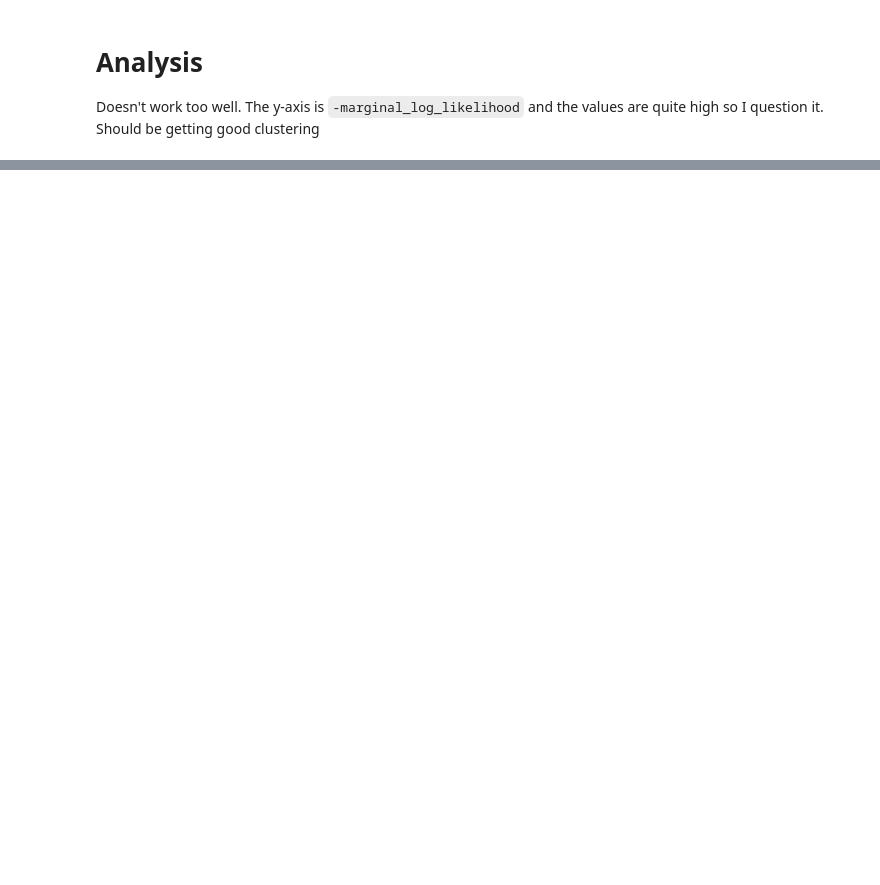
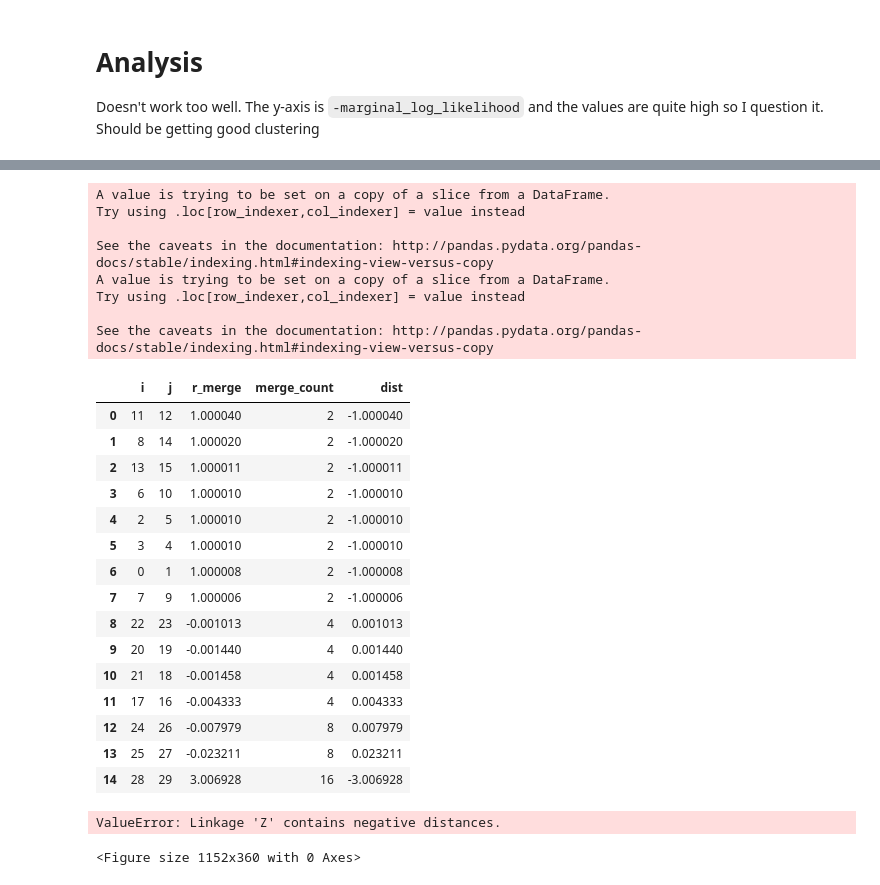
Before and after one commit to shahcompbio/scgenome-deprecated, a Jupyter notebook: notebooks/bayesian_toy.ipynb, the cells around one changed output, grey strips where cells are left out. Cells and saved outputs as stored; diff of their text form; code cells hidden in the pictures; blank space fills up the shorter version.

```diff
--- a/notebooks/bayesian_toy.ipynb
+++ b/notebooks/bayesian_toy.ipynb
@@ -82,0 +160,68 @@ sample_inds : [0, 4, 7, 9, 6, 8, 10, 11, 1, 3, 2, 5], left_child : <scgenome.TNo
+# %%
+import scgenome.simulation as sim
+import numpy as np
+import pandas as pd
+from IPython.display import display
+from scgenome import cncluster
+from scgenome.utils import cn_mat_to_cn_data, cn_mat_as_df
+from scipy.cluster.hierarchy import dendrogram, linkage
+from matplotlib import pyplot as plt
+
+NUM_SAMPLE = 8
+NUM_BIN = 500
+CHR_NAMES = ["1","2"]
+max_cn=7
+
+cluster1 = sim.cn_mat_poisson(NUM_SAMPLE, NUM_BIN, init_lambda=1., jump_lambda=1, seed=None, max_cn=max_cn)
+cluster2 = sim.cn_mat_poisson(NUM_SAMPLE, NUM_BIN, init_lambda=3., jump_lambda=0.1, seed=None, max_cn=max_cn)
+
+clst1_cell_ids = [f"cl1_cell{i}" for i in range(cluster1.shape[0])]
+clst2_cell_ids = [f"cl2_cell{i}" for i in range(cluster1.shape[0])]
+
+cn_mat = np.concatenate([cluster1, cluster2])
+cell_ids = clst1_cell_ids + clst2_cell_ids
+
+df_cn_mat = cn_mat_as_df(cn_mat,CHR_NAMES)
+cn_data = cn_mat_to_cn_data(df_cn_mat, cell_id_vals=cell_ids)
+cn_data["cluster_id"] = cn_data["cell_id"].str.split("_",expand=True).iloc[:,0]
+cn_data["copy2"] = cn_data["copy"] + np.absolute(np.random.normal(size=cn_data.shape[0], scale=0.3))
+cn_data.columns = ["chr", "bin", "cell_id", "state", "start", "end", "cluster_id", "copy"]
+
+tlinkage, root, cl_cell_ids = cncluster.rec_bayesian_cluster(cn_data, n_states=max_cn, value_ids=["copy"])
+
+plinkage = tlinkage[["i","j","r_merge","merge_count"]]
+plinkage["r_merge"] = plinkage["r_merge"].astype("float")
+plinkage["dist"] = -1 * plinkage["r_merge"]
+plot_data = plinkage[["i","j","dist","merge_count"]].to_numpy().astype("float")
+display(plinkage)
+
+cl_cell_ids = cl_cell_ids.str[2]
+fig = plt.figure(figsize=(16, 5))
+dend = dendrogram(plot_data, labels=cl_cell_ids)
+# %% [output]
+A value is trying to be set on a copy of a slice from a DataFrame.
+Try using .loc[row_indexer,col_indexer] = value instead
+
+See the caveats in the documentation: http://pandas.pydata.org/pandas-docs/stable/indexing.html#indexing-view-versus-copy
+A value is trying to be set on a copy of a slice from a DataFrame.
+Try using .loc[row_indexer,col_indexer] = value instead
+
+See the caveats in the documentation: http://pandas.pydata.org/pandas-docs/stable/indexing.html#indexing-view-versus-copy
+|  | i | j | r_merge | merge_count | dist |
+| 0 | 11 | 12 | 1.000040 | 2 | -1.000040 |
+| 1 | 8 | 14 | 1.000020 | 2 | -1.000020 |
+| 2 | 13 | 15 | 1.000011 | 2 | -1.000011 |
+| 3 | 6 | 10 | 1.000010 | 2 | -1.000010 |
+| 4 | 2 | 5 | 1.000010 | 2 | -1.000010 |
+| 5 | 3 | 4 | 1.000010 | 2 | -1.000010 |
+| 6 | 0 | 1 | 1.000008 | 2 | -1.000008 |
+| 7 | 7 | 9 | 1.000006 | 2 | -1.000006 |
+| 8 | 22 | 23 | -0.001013 | 4 | 0.001013 |
+| 9 | 20 | 19 | -0.001440 | 4 | 0.001440 |
+| 10 | 21 | 18 | -0.001458 | 4 | 0.001458 |
+| 11 | 17 | 16 | -0.004333 | 4 | 0.004333 |
+| 12 | 24 | 26 | -0.007979 | 8 | 0.007979 |
+| 13 | 25 | 27 | -0.023211 | 8 | 0.023211 |
+| 14 | 28 | 29 | 3.006928 | 16 | -3.006928 |
+ValueError: Linkage 'Z' contains negative distances.
+<Figure size 1152x360 with 0 Axes>
```
Also changed, not shown: parts of 6 cells of this notebook, 4 other files.
